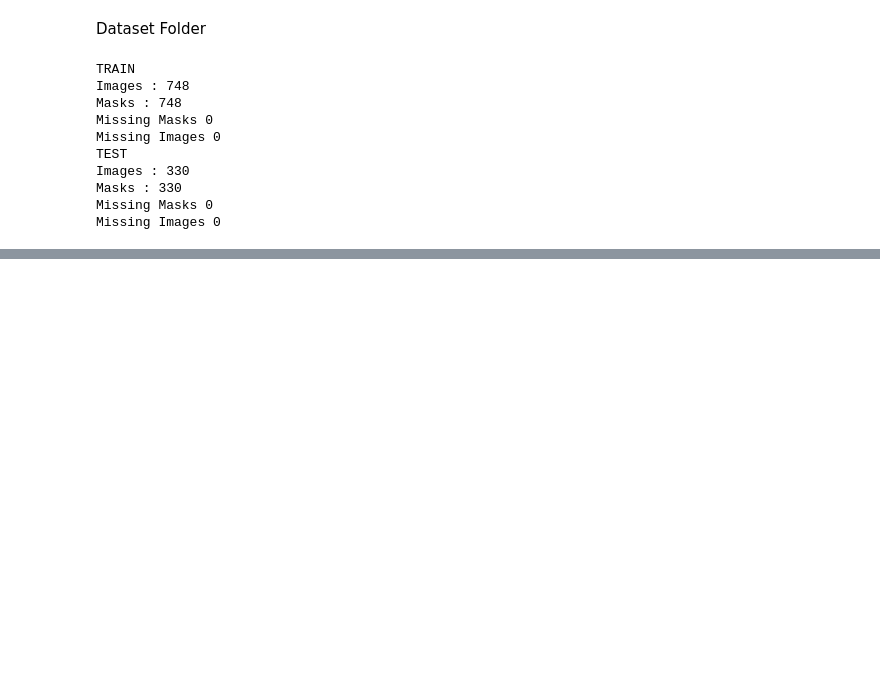
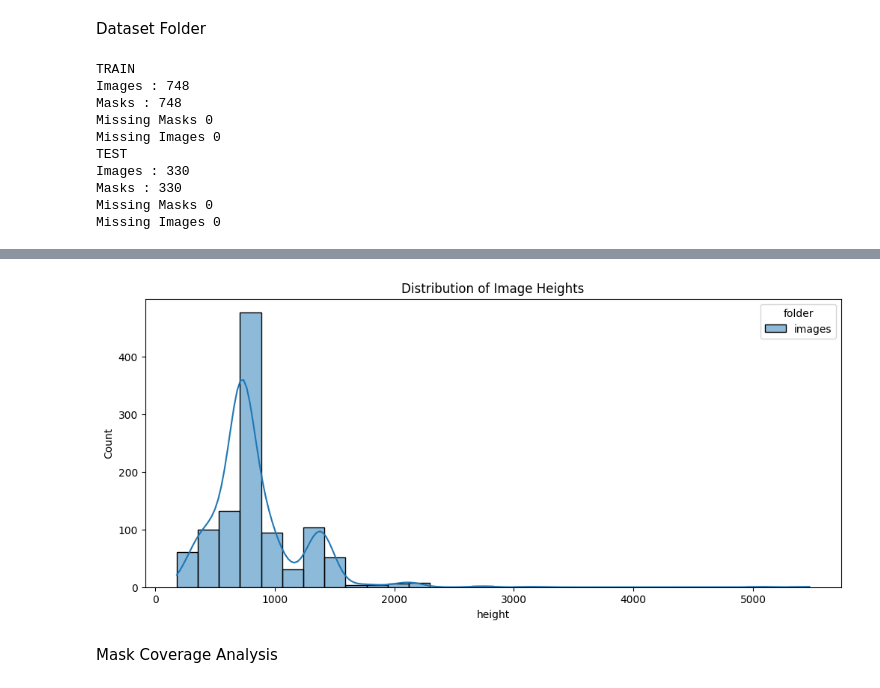
Before and after one commit to ScarletNemesis/High-Level-Military-Camouflage-Detection, a Jupyter notebook: EDA_Of_ACD1K.ipynb, the cells around one changed output, grey strips where cells are left out. Drawn from its saved outputs; the diff is of its cells as text; code cells hidden in the pictures; blank space fills up the shorter version.

```diff
--- a/EDA_Of_ACD1K.ipynb
+++ b/EDA_Of_ACD1K.ipynb
@@ -57,0 +99,9 @@ Missing Images 0
+# %%
+plt.figure(figsize=(12, 5))
+sns.histplot(data=resolution_df, x="height", hue="folder", bins=30, kde=True)
+plt.title("Distribution of Image Heights")
+plt.show()
+# %% [output]
+[figure, added]
+# %% [markdown]
+Mask Coverage Analysis
```
Also changed, not shown: parts of 6 cells of this notebook.
